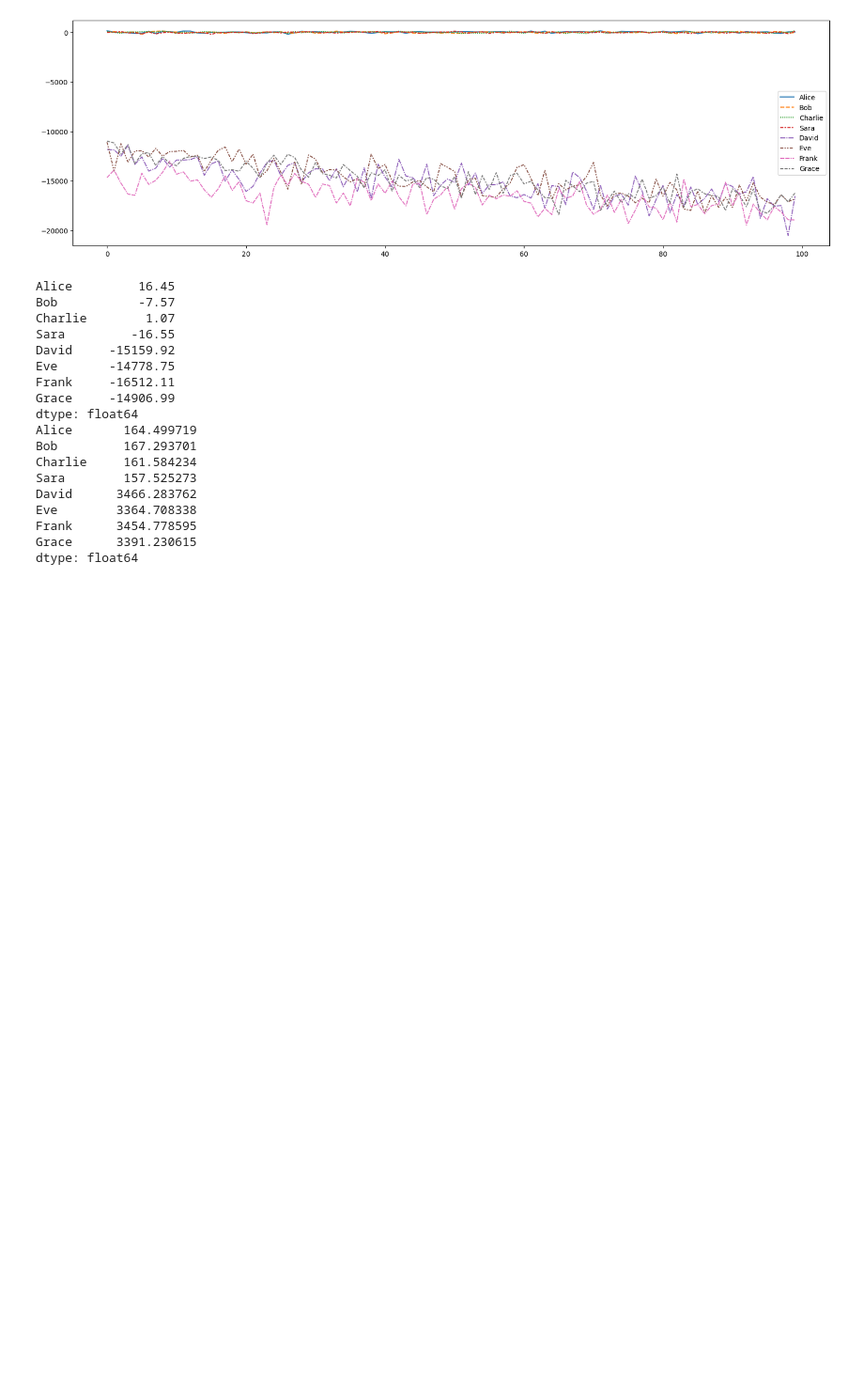
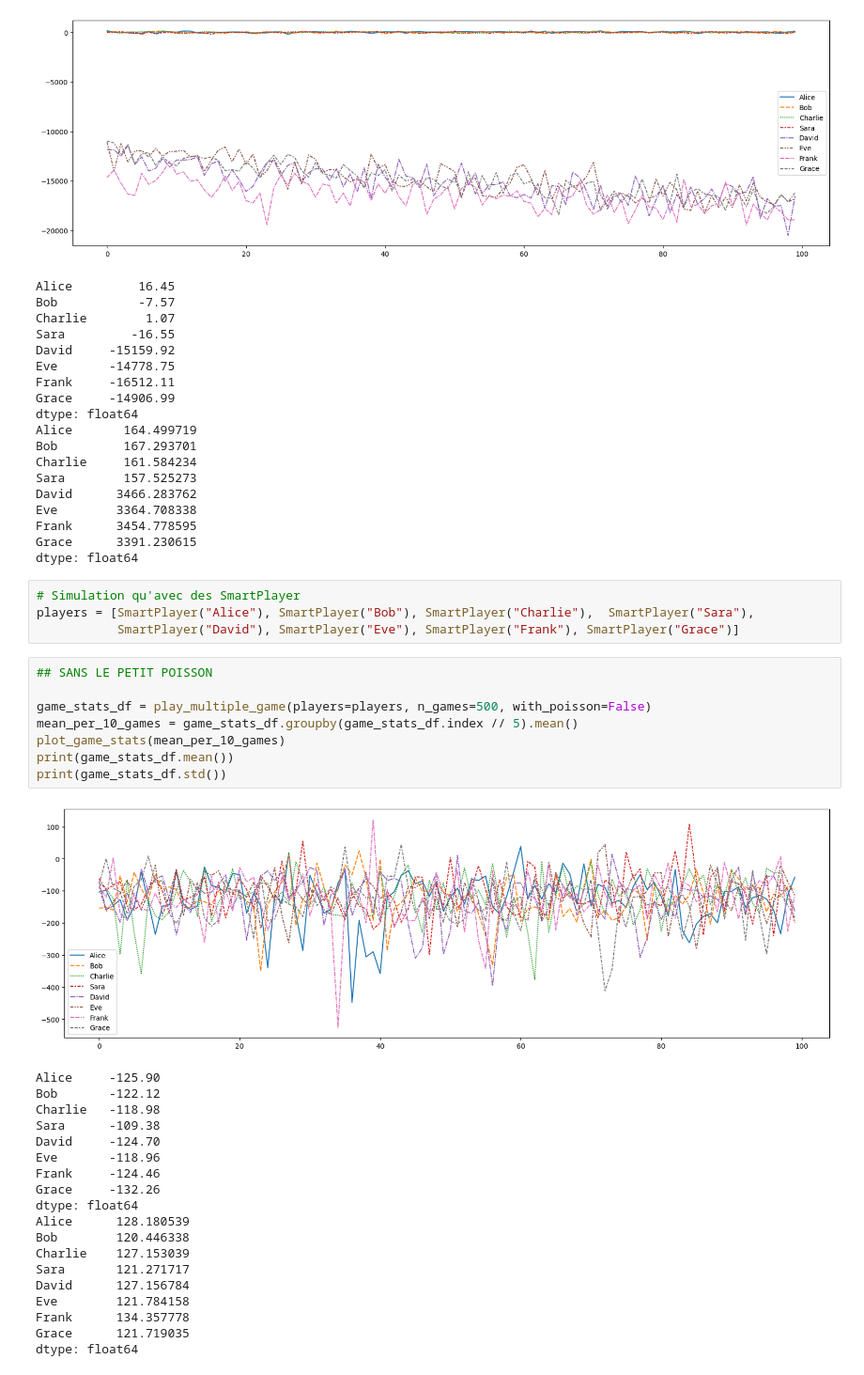
Before and after one commit to DjuloFyro/Skull-King-Simulator, a Jupyter notebook: stats_analysis.ipynb, the cells around one changed output. Shown at 94% size. Drawn from its saved outputs; the diff is of its cells as text; blank space fills up the shorter version.

```diff
--- a/stats_analysis.ipynb
+++ b/stats_analysis.ipynb
@@ -70,3 +70,35 @@ Eve        3364.708338
 Frank      3454.778595
 Grace      3391.230615
 dtype: float64
+# %%
+# Simulation qu'avec des SmartPlayer
+players = [SmartPlayer("Alice"), SmartPlayer("Bob"), SmartPlayer("Charlie"),  SmartPlayer("Sara"),
+           SmartPlayer("David"), SmartPlayer("Eve"), SmartPlayer("Frank"), SmartPlayer("Grace")]
+# %%
+## SANS LE PETIT POISSON
+
+game_stats_df = play_multiple_game(players=players, n_games=500, with_poisson=False)
+mean_per_10_games = game_stats_df.groupby(game_stats_df.index // 5).mean()
+plot_game_stats(mean_per_10_games)
+print(game_stats_df.mean())
+print(game_stats_df.std())
+# %% [output]
+[figure, added]
+Alice     -125.90
+Bob       -122.12
+Charlie   -118.98
+Sara      -109.38
+David     -124.70
+Eve       -118.96
+Frank     -124.46
+Grace     -132.26
+dtype: float64
+Alice      128.180539
+Bob        120.446338
+Charlie    127.153039
+Sara       121.271717
+David      127.156784
+Eve        121.784158
+Frank      134.357778
+Grace      121.719035
+dtype: float64
```
Also changed, not shown: parts of 1 cell of this notebook, 1 other file.
